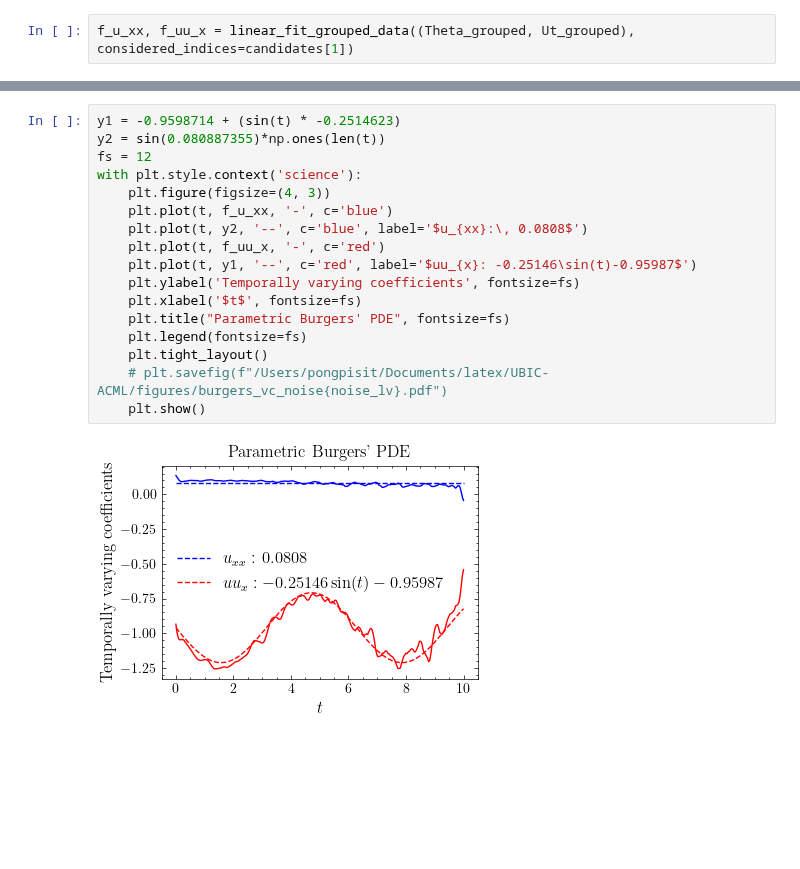
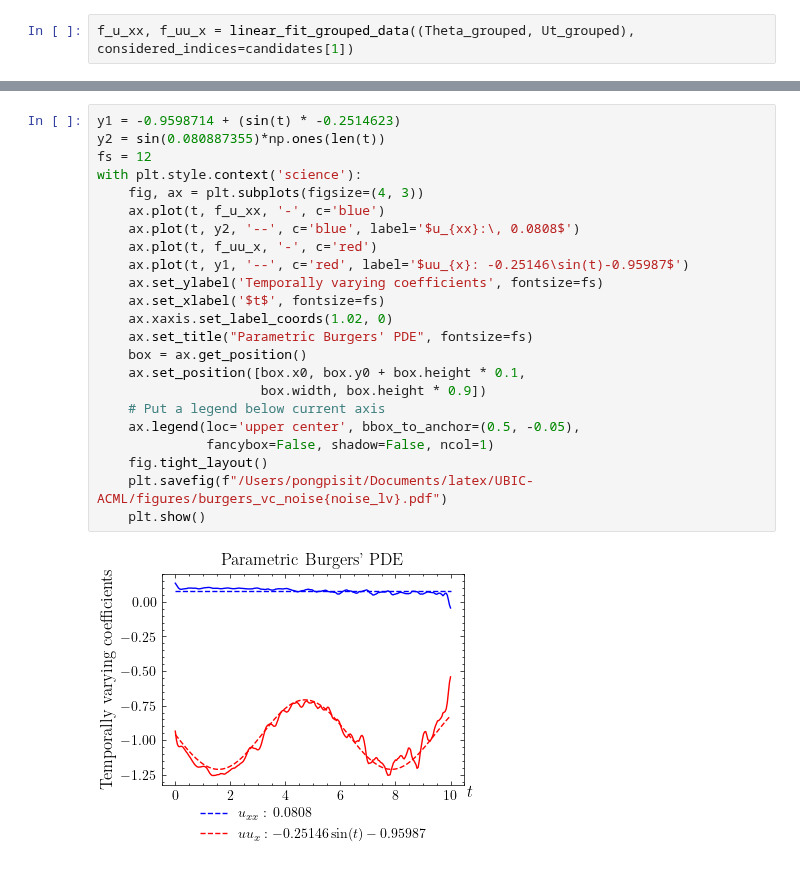
Before and after one commit to Pongpisit-Thanasutives/parametric-discovery, a Jupyter notebook: Parametric_Burgers-PySR.ipynb, the cells around one changed output, grey strips where cells are left out. Cells and saved outputs as stored; diff of their text form; blank space fills up the shorter version.

```diff
--- a/Parametric_Burgers-PySR.ipynb
+++ b/Parametric_Burgers-PySR.ipynb
@@ -293,19 +292,25 @@ PySRRegressor.equations_ = [
 # %%
 y1 = -0.9598714 + (sin(t) * -0.2514623)
 y2 = sin(0.080887355)*np.ones(len(t))
 fs = 12
 with plt.style.context('science'):
-    plt.figure(figsize=(4, 3))
-    plt.plot(t, f_u_xx, '-', c='blue')
-    plt.plot(t, y2, '--', c='blue', label='$u_{xx}:\, 0.0808$')
-    plt.plot(t, f_uu_x, '-', c='red')
-    plt.plot(t, y1, '--', c='red', label='$uu_{x}: -0.25146\sin(t)-0.95987$')
-    plt.ylabel('Temporally varying coefficients', fontsize=fs)
-    plt.xlabel('$t$', fontsize=fs)
-    plt.title("Parametric Burgers' PDE", fontsize=fs)
-    plt.legend(fontsize=fs)
-    plt.tight_layout()
-    # plt.savefig(f"/Users/pongpisit/Documents/latex/UBIC-ACML/figures/burgers_vc_noise{noise_lv}.pdf")
+    fig, ax = plt.subplots(figsize=(4, 3))
+    ax.plot(t, f_u_xx, '-', c='blue')
+    ax.plot(t, y2, '--', c='blue', label='$u_{xx}:\, 0.0808$')
+    ax.plot(t, f_uu_x, '-', c='red')
+    ax.plot(t, y1, '--', c='red', label='$uu_{x}: -0.25146\sin(t)-0.95987$')
+    ax.set_ylabel('Temporally varying coefficients', fontsize=fs)
+    ax.set_xlabel('$t$', fontsize=fs)
+    ax.xaxis.set_label_coords(1.02, 0)
+    ax.set_title("Parametric Burgers' PDE", fontsize=fs)
+    box = ax.get_position()
+    ax.set_position([box.x0, box.y0 + box.height * 0.1,
+                     box.width, box.height * 0.9])
+    # Put a legend below current axis
+    ax.legend(loc='upper center', bbox_to_anchor=(0.5, -0.05),
+              fancybox=False, shadow=False, ncol=1)
+    fig.tight_layout()
+    plt.savefig(f"/Users/pongpisit/Documents/latex/UBIC-ACML/figures/burgers_vc_noise{noise_lv}.pdf")
     plt.show()
 # %% [output]
-[figure, old version]
+[figure, new version]
```
Also changed, not shown: parts of 4 cells of this notebook, 1 other file.
